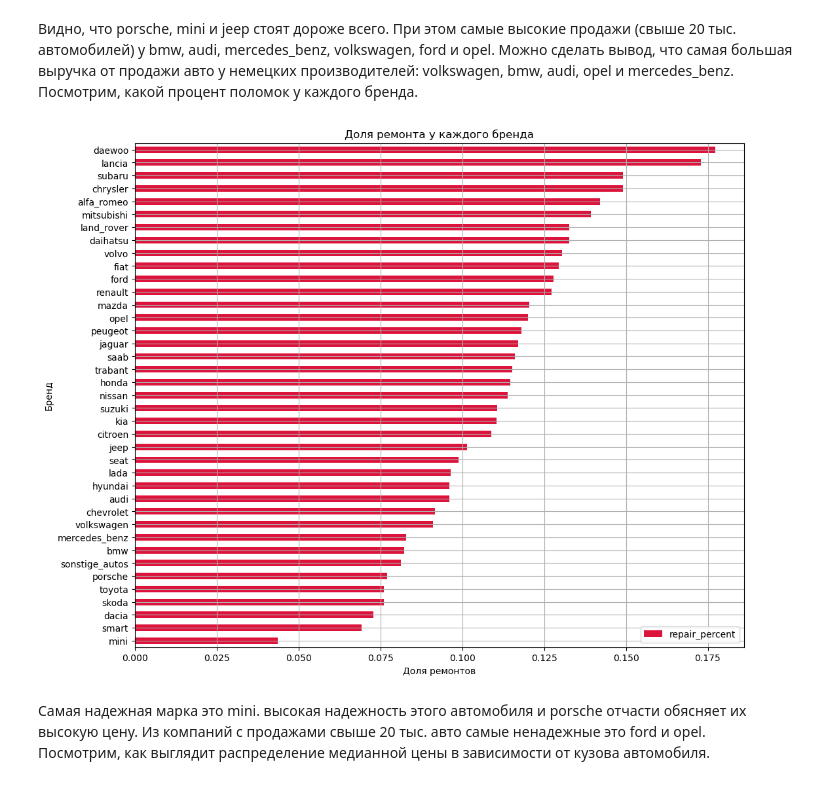
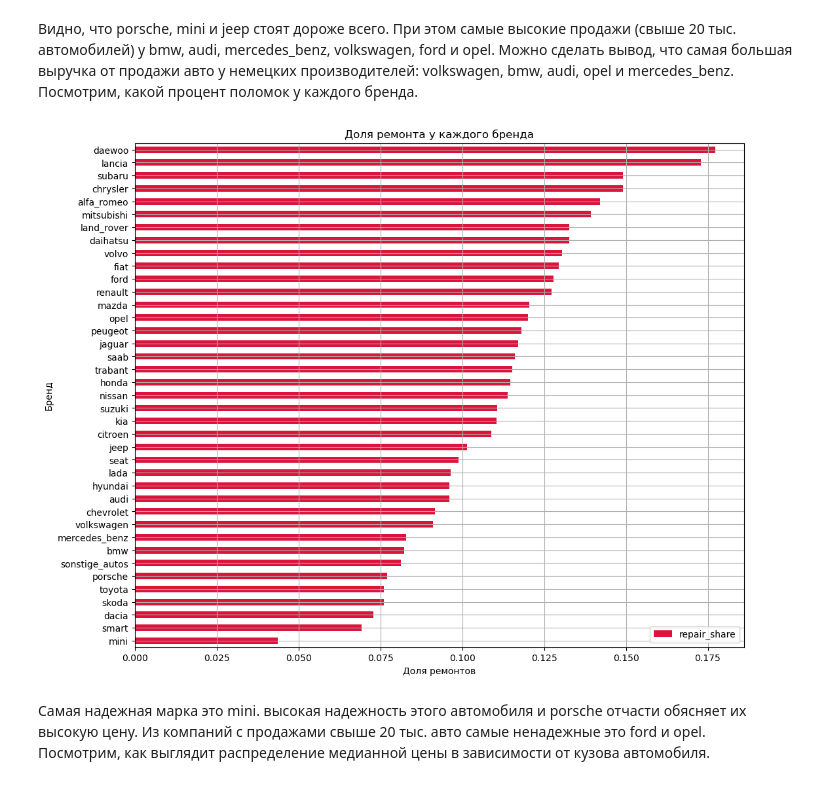
Before and after one commit to Ilya-Kokorin/car_price, a Jupyter notebook: price_of_auto.ipynb, the cells around one changed output. Drawn from its saved outputs; the diff is of its cells as text; code cells hidden in the pictures.

```diff
--- a/price_of_auto.ipynb
+++ b/price_of_auto.ipynb
@@ -598,18 +589,18 @@ plt.show()
 <br>Посмотрим, какой процент поломок у каждого бренда.
 # %%
 temp = data.pivot_table(index='brand', columns='repaired', values='postal_code', aggfunc='count')
-temp['repair_percent'] = temp['yes'] / (temp['yes'] + temp['no'] + temp['unknown'])
-temp = temp.sort_values(by='repair_percent')
+temp['repair_share'] = temp['yes'] / (temp['yes'] + temp['no'] + temp['unknown'])
+temp = temp.sort_values(by='repair_share')
 
 fig, ax = plt.subplots(figsize=(12, 10))
 
-temp[['repair_percent']].plot(kind='barh', grid=True, color='crimson', ax=ax)
+temp[['repair_share']].plot(kind='barh', grid=True, color='crimson', ax=ax)
 ax.set_xlabel('Доля ремонтов')
 ax.set_ylabel('Бренд')
 plt.title('Доля ремонта у каждого бренда')
 plt.legend();
 # %% [output]
-[figure, old version]
+[figure, new version]
 # %% [markdown]
 Самая надежная марка это mini. высокая надежность этого автомобиля и porsche отчасти обясняет их высокую цену. Из компаний с продажами свыше 20 тыс. авто самые ненадежные это ford и opel.
 <br>Посмотрим, как выглядит распределение медианной цены в зависимости от кузова автомобиля.
```
Also changed, not shown: parts of 45 cells of this notebook.
